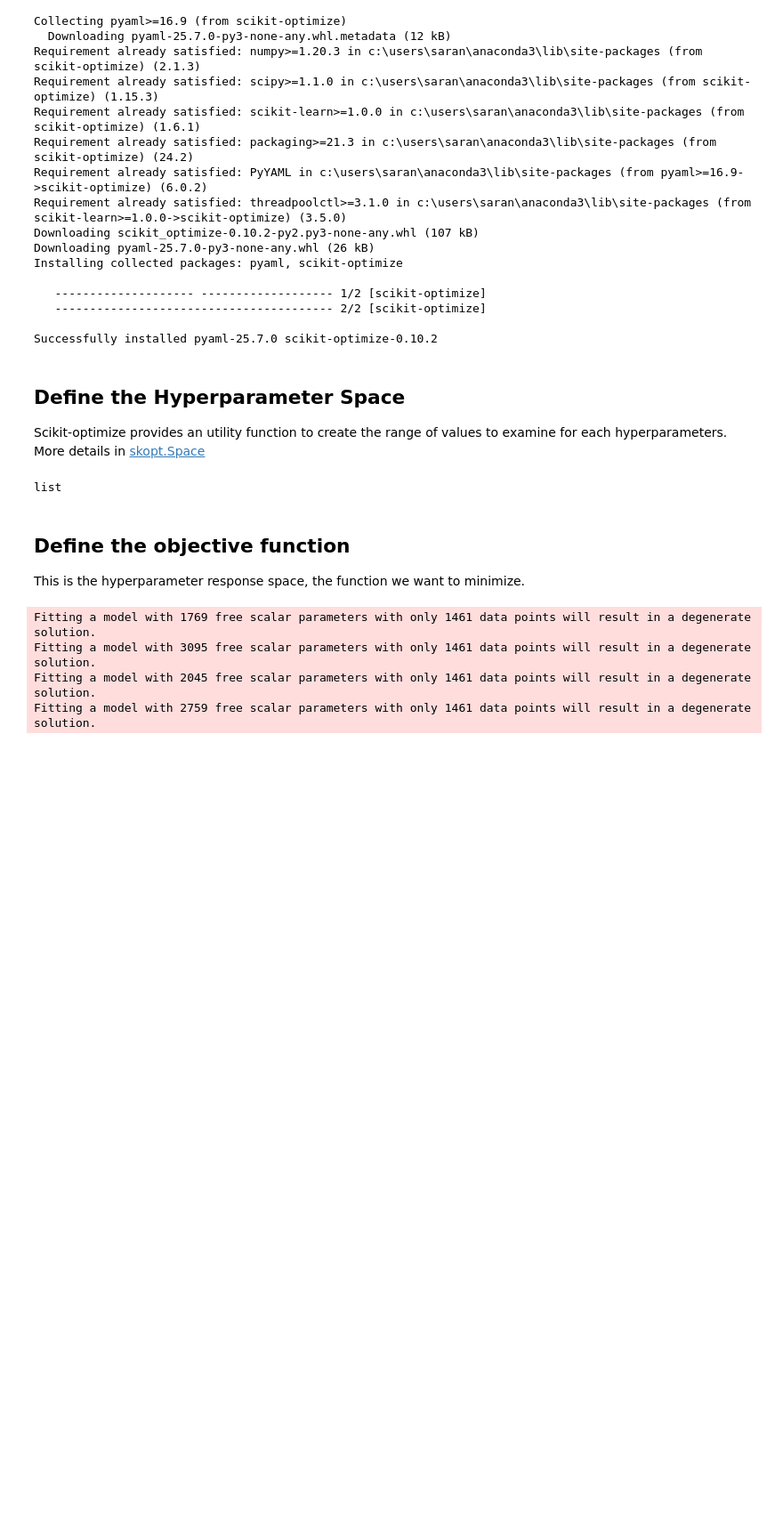
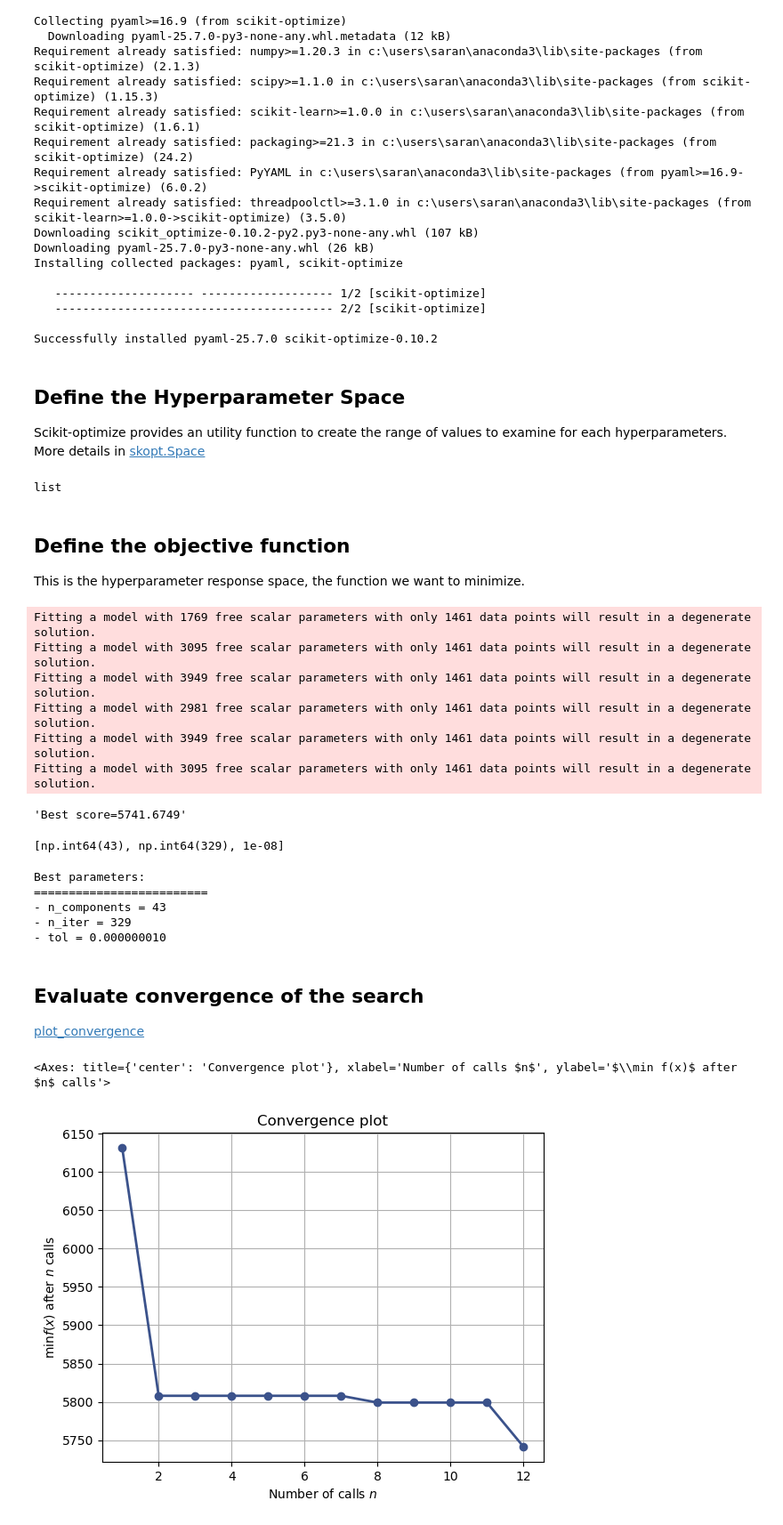
Before and after one commit to sarangkulkarni-math/Hidden-Markov-Models, a Jupyter notebook: HMM_first_project.ipynb, the cells around one changed output. Shown at 89% size. Drawn from its saved outputs; the diff is of its cells as text; code cells hidden in the pictures; blank space fills up the shorter version.

Commit message:
HMM scikit bayesian optimize

```diff
--- a/HMM_first_project.ipynb
+++ b/HMM_first_project.ipynb
@@ -637,13 +637,51 @@ def objective(**params):
 gp_ = gp_minimize(
     objective, # the objective function to minimize
     param_grid, # the hyperparameter space
-    n_initial_points=10, # the number of points to evaluate f(x) to start of
+    n_initial_points=5, # the number of points to evaluate f(x) to start of
     acq_func='EI', # the acquisition function
-    n_calls=500, # the number of subsequent evaluations of f(x)
+    n_calls=12, # the number of subsequent evaluations of f(x)
     random_state=0,
 )
 # %% [output]
 Fitting a model with 1769 free scalar parameters with only 1461 data points will result in a degenerate solution.
 Fitting a model with 3095 free scalar parameters with only 1461 data points will result in a degenerate solution.
-Fitting a model with 2045 free scalar parameters with only 1461 data points will result in a degenerate solution.
-Fitting a model with 2759 free scalar parameters with only 1461 data points will result in a degenerate solution.
+Fitting a model with 3949 free scalar parameters with only 1461 data points will result in a degenerate solution.
+Fitting a model with 2981 free scalar parameters with only 1461 data points will result in a degenerate solution.
+Fitting a model with 3949 free scalar parameters with only 1461 data points will result in a degenerate solution.
+Fitting a model with 3095 free scalar parameters with only 1461 data points will result in a degenerate solution.
+# %%
+# function value at the minimum.
+
+"Best score=%.4f" % gp_.fun
+# %% [output]
+'Best score=5741.6749'
+# %%
+gp_.x
+# %% [output]
+[np.int64(43), np.int64(329), 1e-08]
+# %%
+print("""Best parameters:
+=========================
+- n_components = %d
+- n_iter = %d
+- tol = %.9f
+
+""" % (gp_.x[0],
+       gp_.x[1],
+       gp_.x[2]
+      ))
+# %% [output]
+Best parameters:
+=========================
+- n_components = 43
+- n_iter = 329
+- tol = 0.000000010
+# %% [markdown]
+## Evaluate convergence of the search
+
+[plot_convergence](https://scikit-optimize.readthedocs.io/en/latest/modules/generated/skopt.plots.plot_convergence.html#skopt.plots.plot_convergence)
+# %%
+plot_convergence(gp_)
+# %% [output]
+<Axes: title={'center': 'Convergence plot'}, xlabel='Number of calls $n$', ylabel='$\\min f(x)$ after $n$ calls'>
+[figure, added]
```
